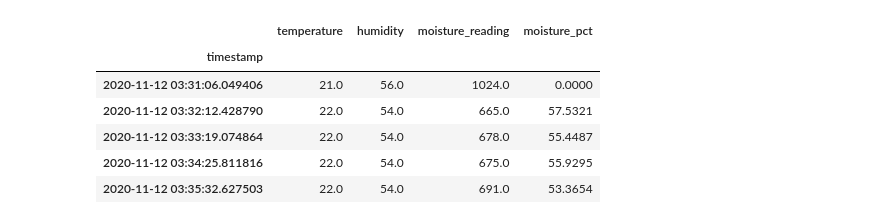
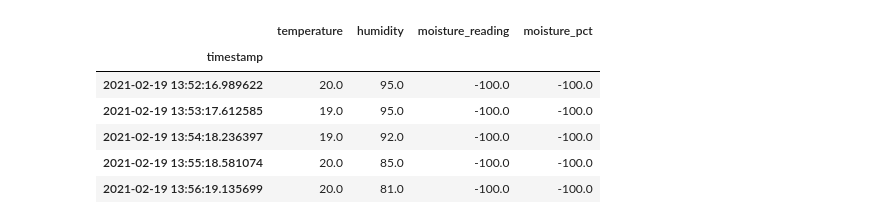
Before and after one commit to skoeb/mushrooms, a Jupyter notebook: dataviewer.ipynb, the cells around one changed output. Cells and saved outputs as stored; diff of their text form; code cells hidden in the pictures.

```diff
--- a/dataviewer.ipynb
+++ b/dataviewer.ipynb
@@ -14,21 +14,21 @@ PG_URI = f"postgresql://{PG_USER}:{PG_PASSWORD}@{PG_HOST}:{PG_PORT}/{PG_DB}"
 # %%
 # --- Download Table ---
 engine = create_engine(PG_URI)
 
 query = """SELECT * FROM dummy.sensor_readings"""
 df = pd.read_sql(query, engine)
 
 df.set_index(pd.DatetimeIndex(df['timestamp']), inplace=True)
 df.drop('timestamp', axis='columns', inplace=True)
 
-df.head()
+df.tail()
 # %% [output]
 |  | temperature | humidity | moisture_reading | moisture_pct |
 | timestamp |  |  |  |  |
-| 2020-11-12 03:31:06.049406 | 21.0 | 56.0 | 1024.0 | 0.0000 |
-| 2020-11-12 03:32:12.428790 | 22.0 | 54.0 | 665.0 | 57.5321 |
-| 2020-11-12 03:33:19.074864 | 22.0 | 54.0 | 678.0 | 55.4487 |
-| 2020-11-12 03:34:25.811816 | 22.0 | 54.0 | 675.0 | 55.9295 |
-| 2020-11-12 03:35:32.627503 | 22.0 | 54.0 | 691.0 | 53.3654 |
+| 2021-02-19 13:52:16.989622 | 20.0 | 95.0 | -100.0 | -100.0 |
+| 2021-02-19 13:53:17.612585 | 19.0 | 95.0 | -100.0 | -100.0 |
+| 2021-02-19 13:54:18.236397 | 19.0 | 92.0 | -100.0 | -100.0 |
+| 2021-02-19 13:55:18.581074 | 20.0 | 85.0 | -100.0 | -100.0 |
+| 2021-02-19 13:56:19.135699 | 20.0 | 81.0 | -100.0 | -100.0 |
 # %%
 # --- Clean up ---
```
Also changed, not shown: parts of 3 cells of this notebook, 4 other files.
